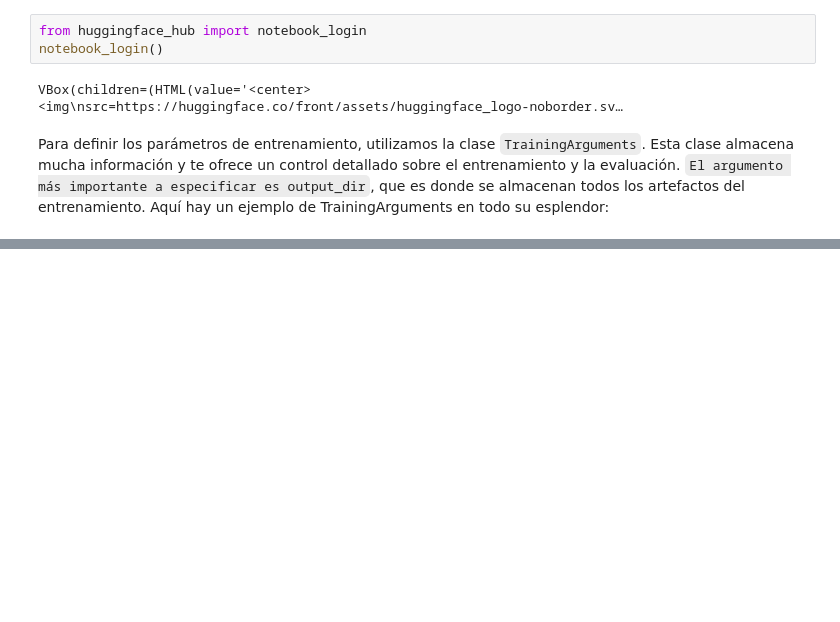
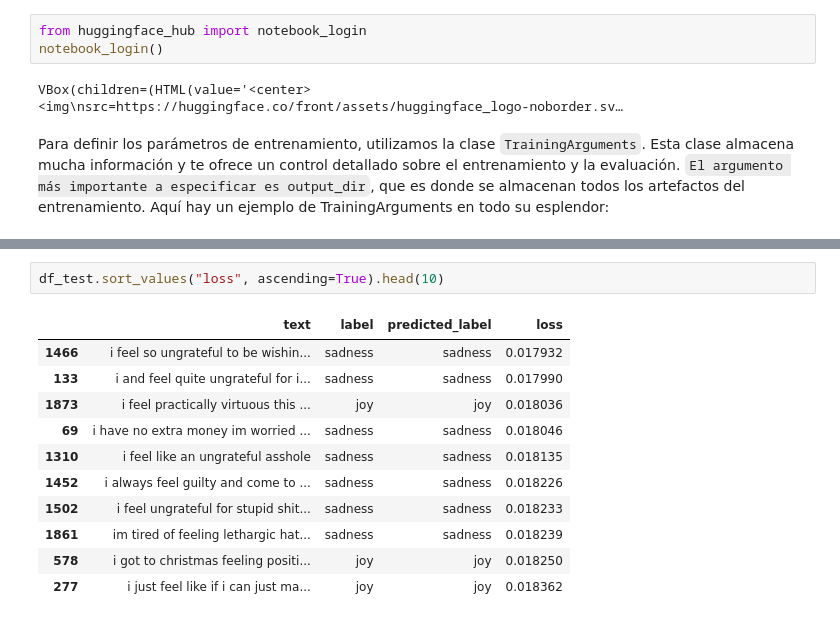
Before and after one commit to luiscxz/NLP, a Jupyter notebook: Cap2_Text Classification.ipynb, the cells around one changed output, grey strips where cells are left out. Cells and saved outputs as stored; diff of their text form; blank space fills up the shorter version.

```diff
--- a/Cap2_Text Classification.ipynb
+++ b/Cap2_Text Classification.ipynb
@@ -640,0 +735,14 @@ transformers.training_args
+# %%
+df_test.sort_values("loss", ascending=True).head(10)
+# %% [output]
+|  | text | label | predicted_label | loss |
+| 1466 | i feel so ungrateful to be wishin... | sadness | sadness | 0.017932 |
+| 133 | i and feel quite ungrateful for i... | sadness | sadness | 0.017990 |
+| 1873 | i feel practically virtuous this ... | joy | joy | 0.018036 |
+| 69 | i have no extra money im worried ... | sadness | sadness | 0.018046 |
+| 1310 | i feel like an ungrateful asshole | sadness | sadness | 0.018135 |
+| 1452 | i always feel guilty and come to ... | sadness | sadness | 0.018226 |
+| 1502 | i feel ungrateful for stupid shit... | sadness | sadness | 0.018233 |
+| 1861 | im tired of feeling lethargic hat... | sadness | sadness | 0.018239 |
+| 578 | i got to christmas feeling positi... | joy | joy | 0.018250 |
+| 277 | i just feel like if i can just ma... | joy | joy | 0.018362 |
```
Also changed, not shown: parts of 40 cells of this notebook, 1 other file.
